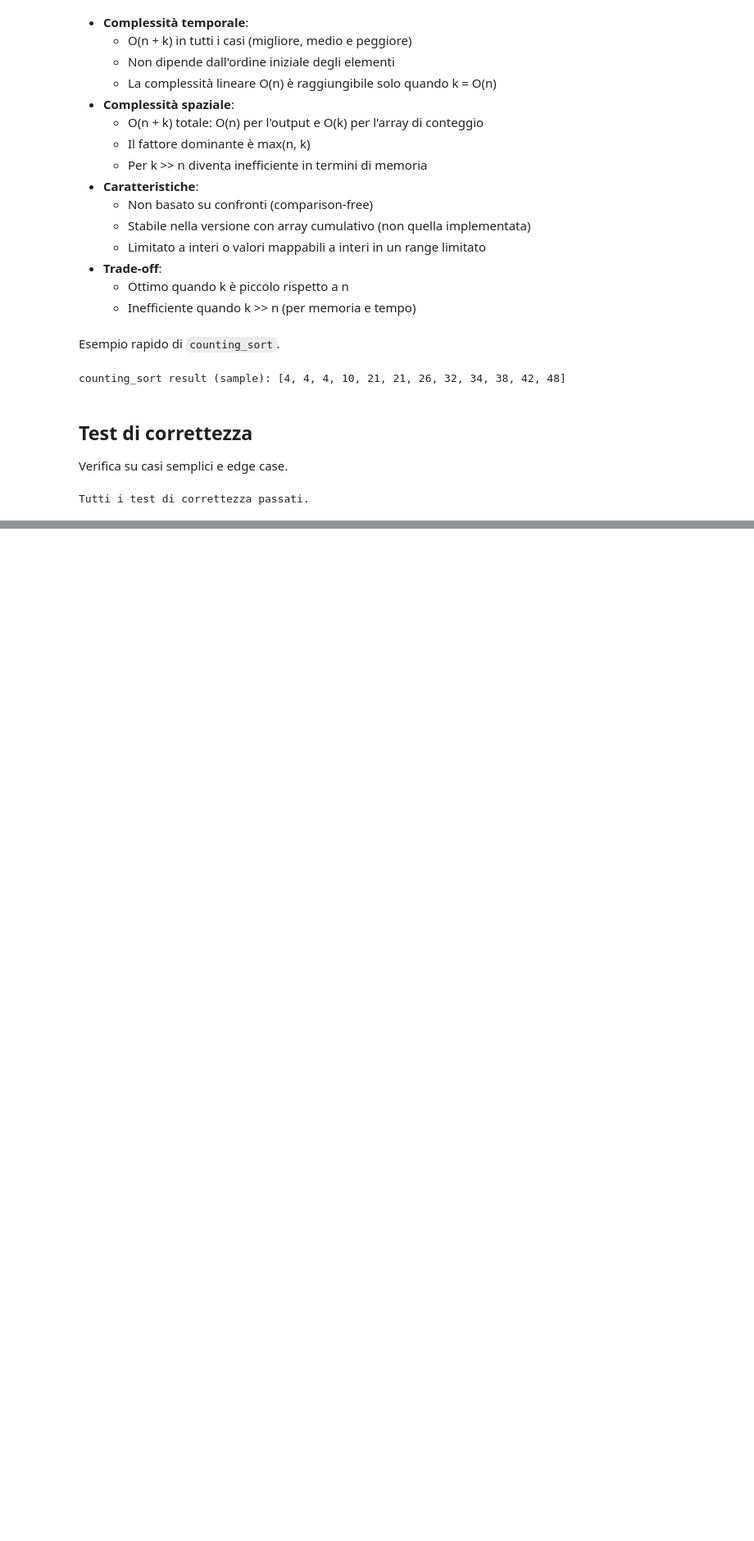
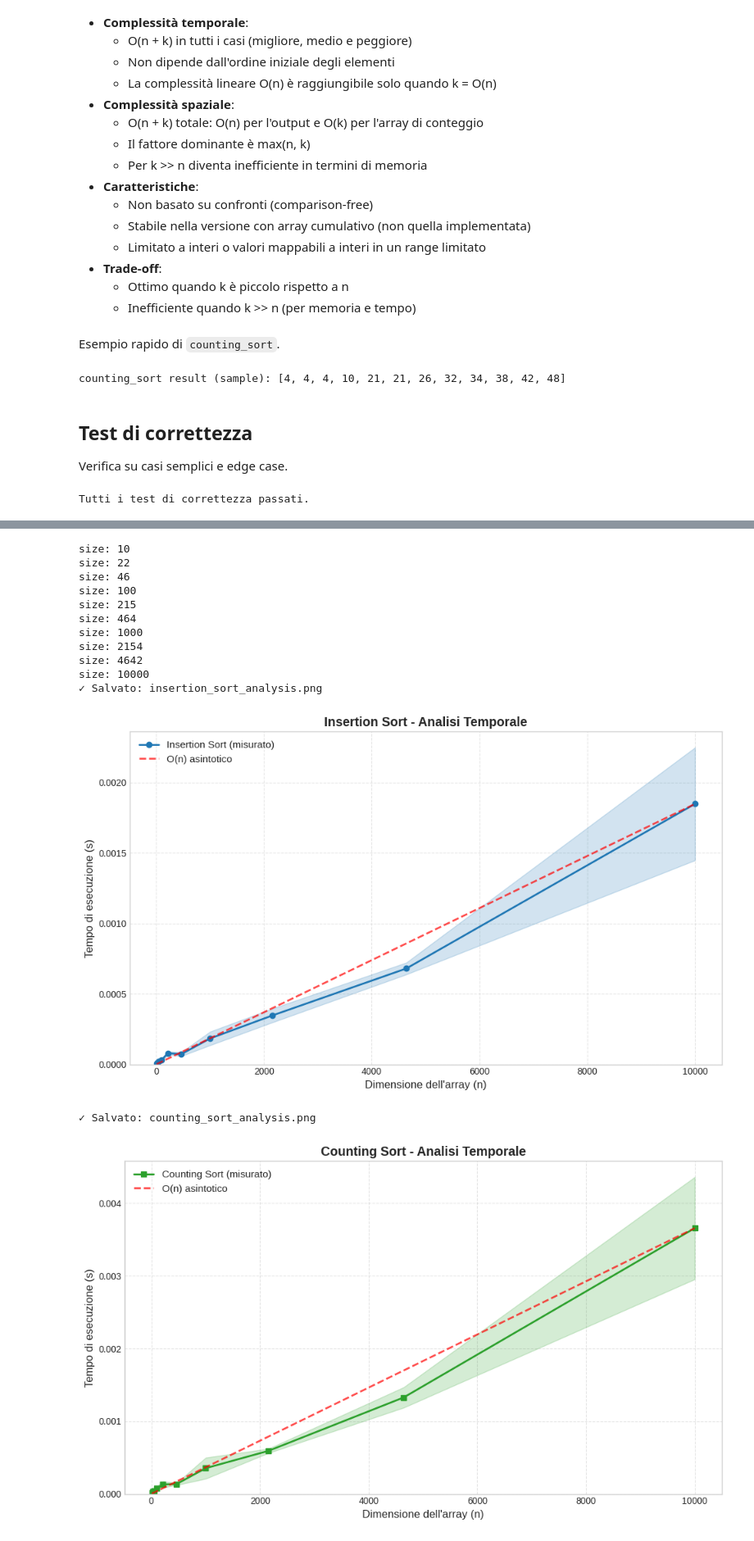
Before and after one commit to leo-05-2/LaboratorioAlgoritmi, a Jupyter notebook: noteBook/Confronto_insertion_counting_fixed_norm.ipynb, the cells around one changed output, grey strips where cells are left out. Shown at 82% size. Saved outputs shown, nothing was run; the diff lists cells and outputs as text; code cells hidden in the pictures; blank space fills up the shorter version.

```diff
--- a/noteBook/Confronto_insertion_counting_fixed_norm.ipynb
+++ b/noteBook/Confronto_insertion_counting_fixed_norm.ipynb
@@ -620,0 +463,42 @@ plot_results_fixed_k_vary_n(sizes= sizes ,times_insertion=result['selectionSort1
+# %%
+insertion_sort_mean.clear()
+insertion_sort_std.clear()
+counting_sort_mean.clear()
+counting_sort_std.clear()
+for size in sizes:
+    print('size:', size)
+    temp_mean, temp_std = test_time_algorithm(insertion_sort,size=size, k=size, flag=True)
+    insertion_sort_mean.append(temp_mean)
+    insertion_sort_std.append(temp_std)
+    temp_mean, temp_std = test_time_algorithm(counting_sort,size=size, k=size, flag=True)
+    counting_sort_mean.append(temp_mean)
+    counting_sort_std.append(temp_std)
+
+
+result= {
+    'selectionSort1': {
+        'mean': insertion_sort_mean,
+        'std': insertion_sort_std
+    },
+    'countingSort1': {
+        'mean': counting_sort_mean,
+        'std': counting_sort_std
+    }
+}
+
+plot_results_fixed_k_vary_n(sizes= sizes ,times_insertion=result['selectionSort1'], times_counting=result['countingSort1'], flag_k=False, name = 'best_case', flag = True)
+# %% [output]
+size: 10
+size: 22
+size: 46
+size: 100
+size: 215
+size: 464
+size: 1000
+size: 2154
+size: 4642
+size: 10000
+✓ Salvato: insertion_sort_analysis.png
+[figure, added]
+✓ Salvato: counting_sort_analysis.png
+[figure, added]
```
Also changed, not shown: parts of 10 cells of this notebook.
